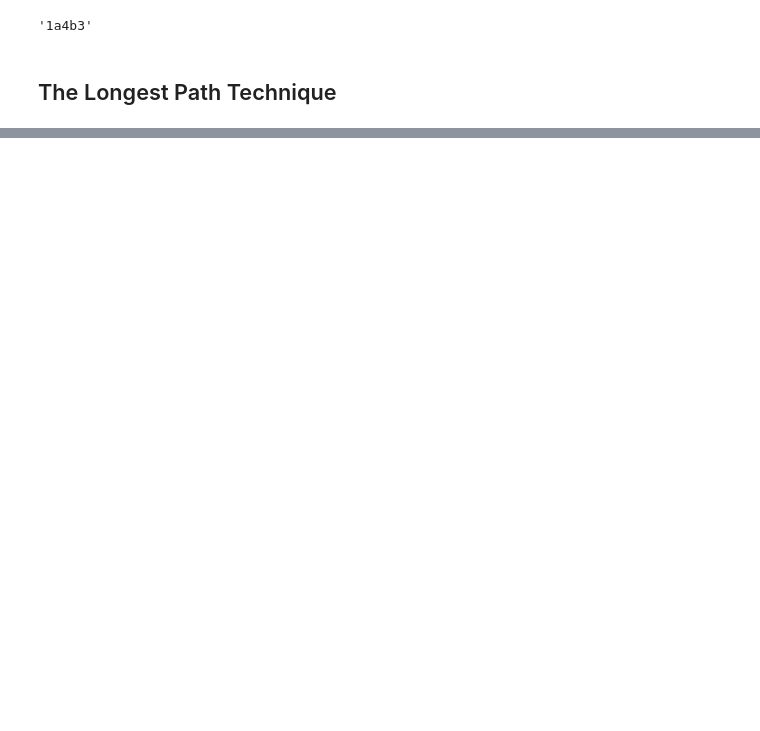
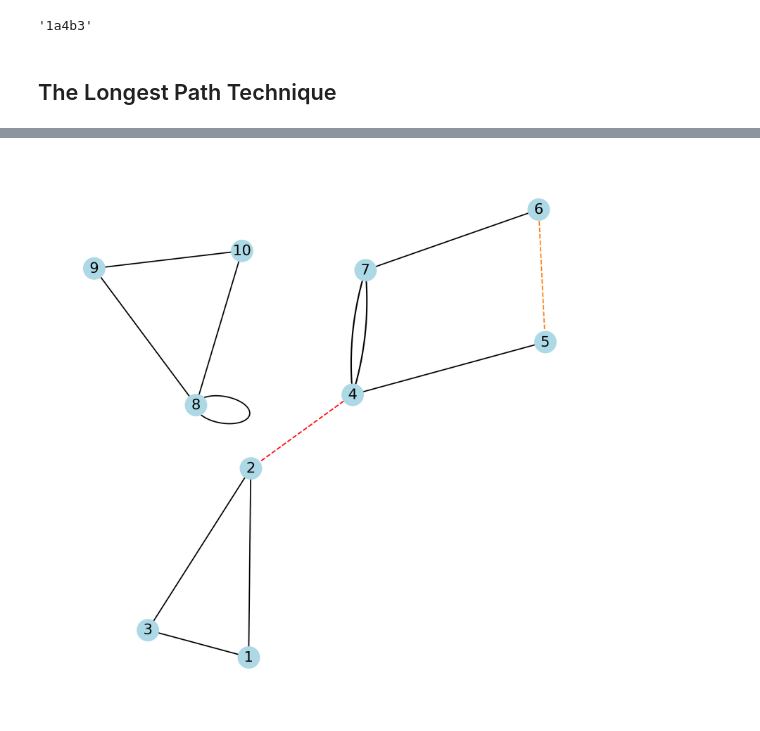
Before and after one commit to Isaac-Fate/graph-theory, a Jupyter notebook: scripts/BasicConceptsOfGraphs/PathsAndConnection.ipynb, the cells around one changed output, grey strips where cells are left out. Cells and saved outputs as stored; diff of their text form; code cells hidden in the pictures; blank space fills up the shorter version.

```diff
--- a/scripts/BasicConceptsOfGraphs/PathsAndConnection.ipynb
+++ b/scripts/BasicConceptsOfGraphs/PathsAndConnection.ipynb
@@ -75,0 +83,89 @@ plt.show()
+# %%
+G = nx.Graph()
+
+G.add_edge(1, 2, weight=1)
+G.add_edge(2, 3, weight=1)
+G.add_edge(3, 1, weight=1)
+
+G.add_edge(2, 4, weight=5)
+
+G.add_edge(4, 5, weight=1)
+G.add_edge(5, 6, weight=1)
+G.add_edge(6, 7, weight=1)
+G.add_edge(7, 4, weight=3)
+
+G.add_edge(8, 9, weight=1)
+G.add_edge(9, 10, weight=1)
+G.add_edge(10, 8, weight=1)
+
+G.add_edge(2, 8, weight=10)
+G.add_edge(7, 10, weight=3)
+# %%
+np.random.seed(0)
+fig, ax = plt.subplots(figsize=(8, 8), dpi=300)
+pos = nx.spring_layout(G)
+nx.draw_networkx_nodes(
+    G, pos,
+    ax=ax,
+    node_color="lightblue"
+)
+nx.draw_networkx_labels(
+    G, pos,
+    ax=ax
+)
+
+edges = set(G.edges)
+
+nx.draw_networkx_edges(
+    G, pos,
+    ax=ax,
+    edgelist=edges-{(2, 4), (5, 6), (4, 7), (2, 8), (7, 10)},
+)
+
+# loop
+add_loop(
+    pos[8],
+    width=0.2,
+    angle=-10,
+    ax=ax
+)
+
+# parallel edges
+par_e47_1 = patches.FancyArrowPatch(
+    pos[4], pos[7],
+    connectionstyle="arc3, rad=.1",
+)
+par_e47_2 = patches.FancyArrowPatch(
+    pos[4], pos[7],
+    connectionstyle="arc3, rad=-0.1",
+)
+ax.add_patch(par_e47_1)
+ax.add_patch(par_e47_2)
+
+# edge 24
+nx.draw_networkx_edges(
+    G, pos,
+    ax=ax,
+    edgelist=[(2, 4)],
+    style="--",
+    edge_color="red"
+)
+
+#edge 56
+nx.draw_networkx_edges(
+    G, pos,
+    ax=ax,
+    edgelist=[(5, 6)],
+    style="--",
+    edge_color="C1"
+)
+
+ax.set_frame_on(False)
+plt.savefig(
+    "../../tex/figures/g-005.png",
+    bbox_inches="tight",
+    pad_inches=0
+)
+plt.show()
+# %% [output]
+[figure, added]
```
Also changed, not shown: parts of 8 cells of this notebook, 3 other files.
